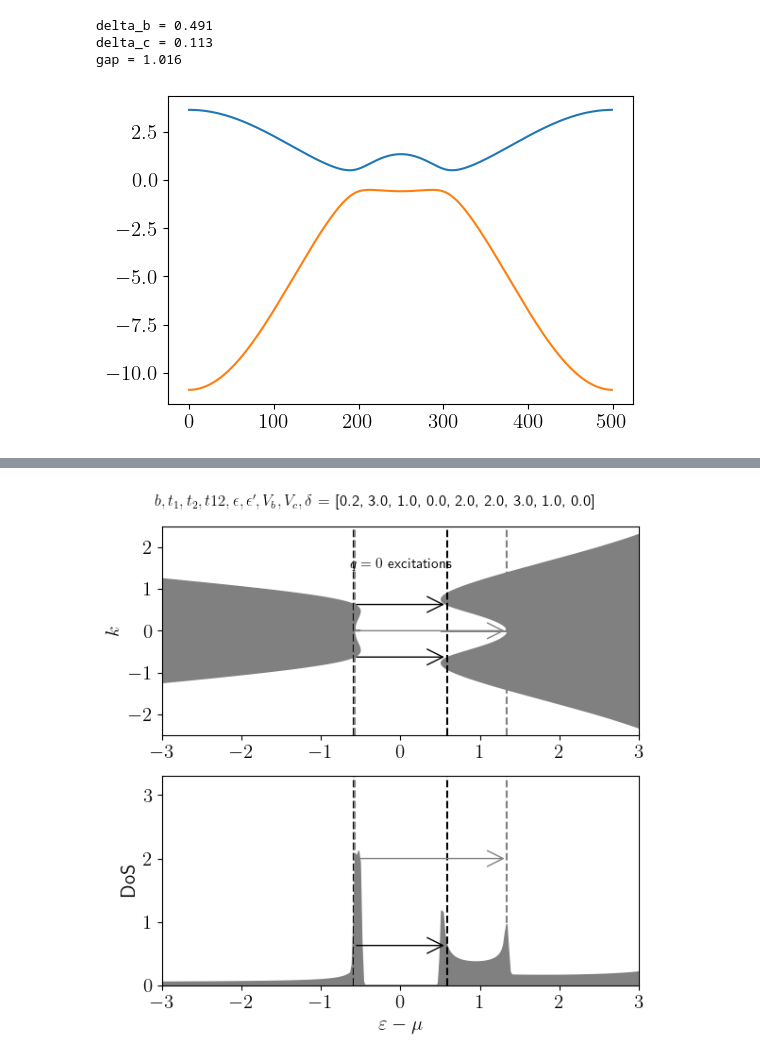
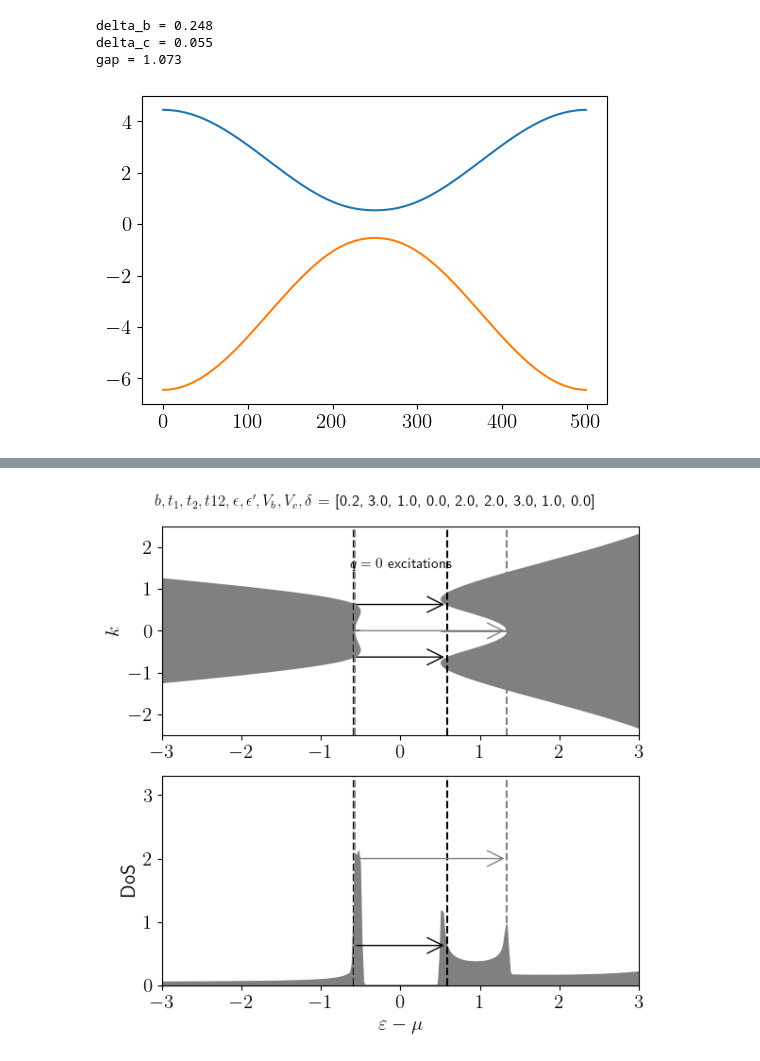
Before and after one commit to anastuhec/30-03-slike, a Jupyter notebook: 25-03-test.ipynb, the cells around one changed output, grey strips where cells are left out. Saved outputs shown, nothing was run; the diff lists cells and outputs as text; code cells hidden in the pictures.

```diff
--- a/25-03-test.ipynb
+++ b/25-03-test.ipynb
@@ -28,7 +28,7 @@ parameters1 = {'n_pass' : 1e-4,
 'N_epsilon' : 5,
 'maxiter' : 500,
 'eps_last' : 1e-6,
-'dmu' : 0.7,
+'dmu' : 0.1,
 'mix2' : 0.001,
 'mix3' : 1.5,
 'faktor1' : 0.1,
@@ -36,12 +36,12 @@ parameters1 = {'n_pass' : 1e-4,
 'eps0' : 0.03,
 }
 
-parameters2 = {'n_pass' : 1e-3,
+parameters2 = {'n_pass' : 1e-4,
 'epsilon_threshold' : 1e-6,
 'N_epsilon' : 5,
-'maxiter' : 100,
+'maxiter' : 500,
 'eps_last' : 1e-6,
-'dmu' : 0.7,
+'dmu' : 0.1,
 'mix2' : 0.001,
 'mix3' : 1.5,
 'faktor1' : 0.1,
@@ -59,34 +59,34 @@ def get_palette_hex(palette_name, N):
 # %%
 ''' 1. generate ground state of some excitonic insulator model '''
 a = 1.
 b = 0.2
 
 t12 = 0.0
 delta = 0.0
 
-t = 3.0
+t = 1.5
 t_ = 1.0
 Vb = 3.0
 Vc = 1.0
 
 mu0 = 0.
 include_hartree = True
 
 Nk = 500
 
-epsilon = 2.0
-epsilon_ = 2.0
+epsilon = 1.0
+epsilon_ = 1.0
 
 phys_parameters = [b, t, t_, t12, epsilon, epsilon_, Vb, Vc, delta]
 m = model(Nk, mu0, phys_parameters, parameters1, parameters2, include_hartree)
 m.GS()
 plt.plot(m.energije[1]-m.mu)
 plt.plot(m.energije[0]-m.mu)
 print(f'delta_b = {np.round(np.abs(m.delta_b), 3)}')
 print(f'delta_c = {np.round(np.abs(m.delta_c), 3)}')
 print(f'gap = {np.round(m.gap, 3)}')
 # %% [output]
-delta_b = 0.491
-delta_c = 0.113
-gap = 1.016
+delta_b = 0.248
+delta_c = 0.055
+gap = 1.073
-[figure, old version]
+[figure, new version]
```
Also changed, not shown: parts of 6 cells of this notebook, 2 other files.
